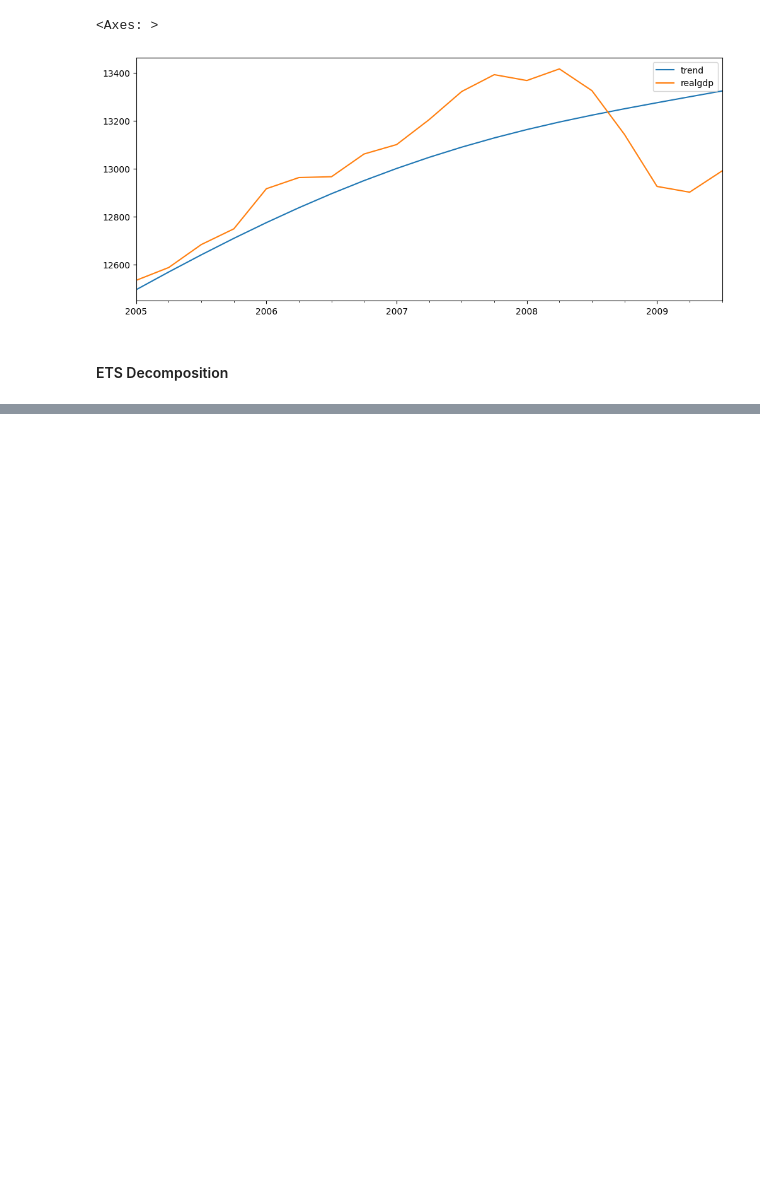
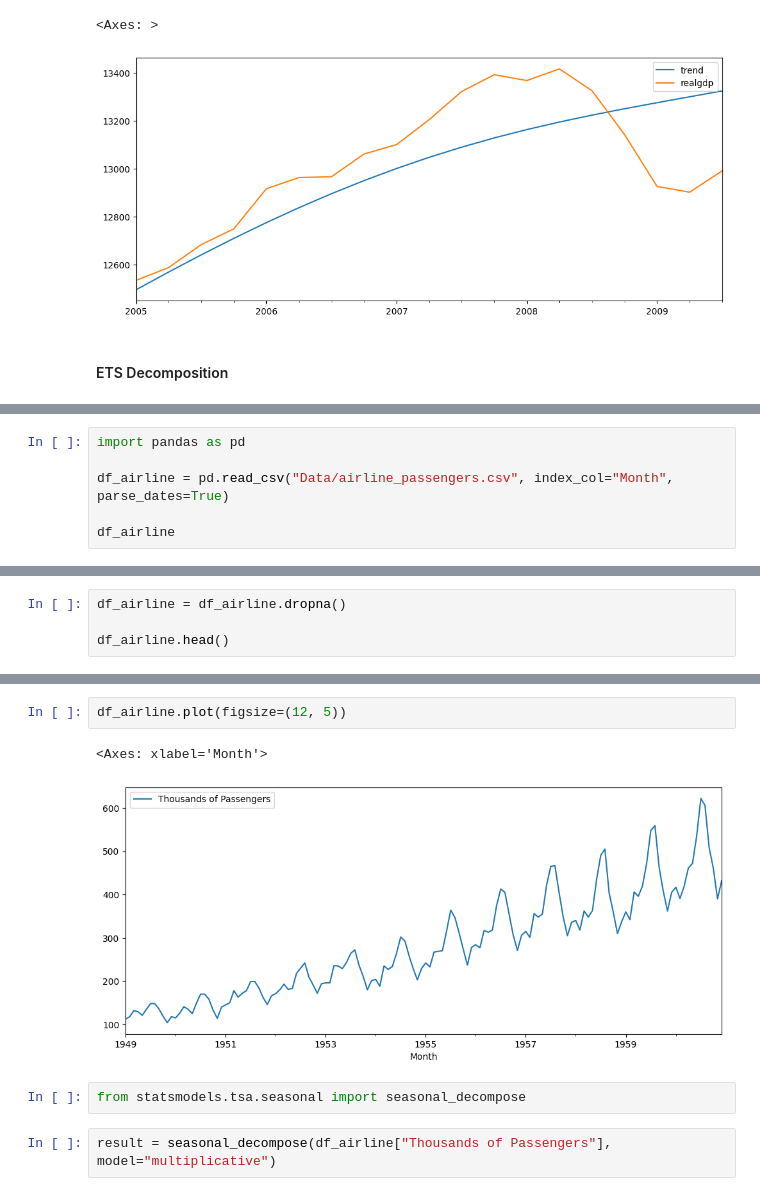
Before and after one commit to ibrahimaltun/udemy-courses, a Jupyter notebook: python-for-time-series-data-analysis/5.TimeSeries_wStatModels.ipynb, the cells around one changed output, grey strips where cells are left out. Saved outputs shown, nothing was run; the diff lists cells and outputs as text; blank space fills up the shorter version.

```diff
--- a/python-for-time-series-data-analysis/5.TimeSeries_wStatModels.ipynb
+++ b/python-for-time-series-data-analysis/5.TimeSeries_wStatModels.ipynb
@@ -107,0 +116,6 @@ df[["trend", "realgdp"]]["2005-01-01":].plot(figsize=(12, 5))
+# %%
+import pandas as pd
+
+df_airline = pd.read_csv("Data/airline_passengers.csv", index_col="Month", parse_dates=True)
+
+df_airline
@@ -107,0 +137,4 @@ df[["trend", "realgdp"]]["2005-01-01":].plot(figsize=(12, 5))
+# %%
+df_airline = df_airline.dropna()
+
+df_airline.head()
@@ -107,0 +149,9 @@ df[["trend", "realgdp"]]["2005-01-01":].plot(figsize=(12, 5))
+# %%
+df_airline.plot(figsize=(12, 5))
+# %% [output]
+<Axes: xlabel='Month'>
+[figure, added]
+# %%
+from statsmodels.tsa.seasonal import seasonal_decompose
+# %%
+result = seasonal_decompose(df_airline["Thousands of Passengers"], model="multiplicative")
```
Also changed, not shown: parts of 10 cells of this notebook, 1 other file.
